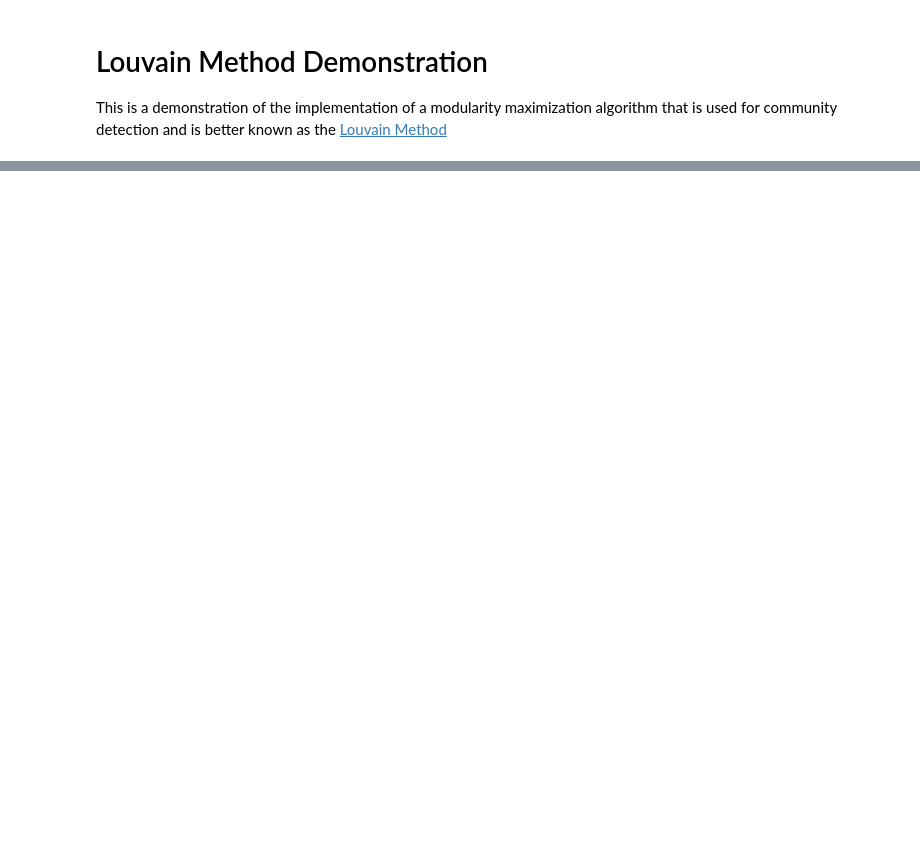
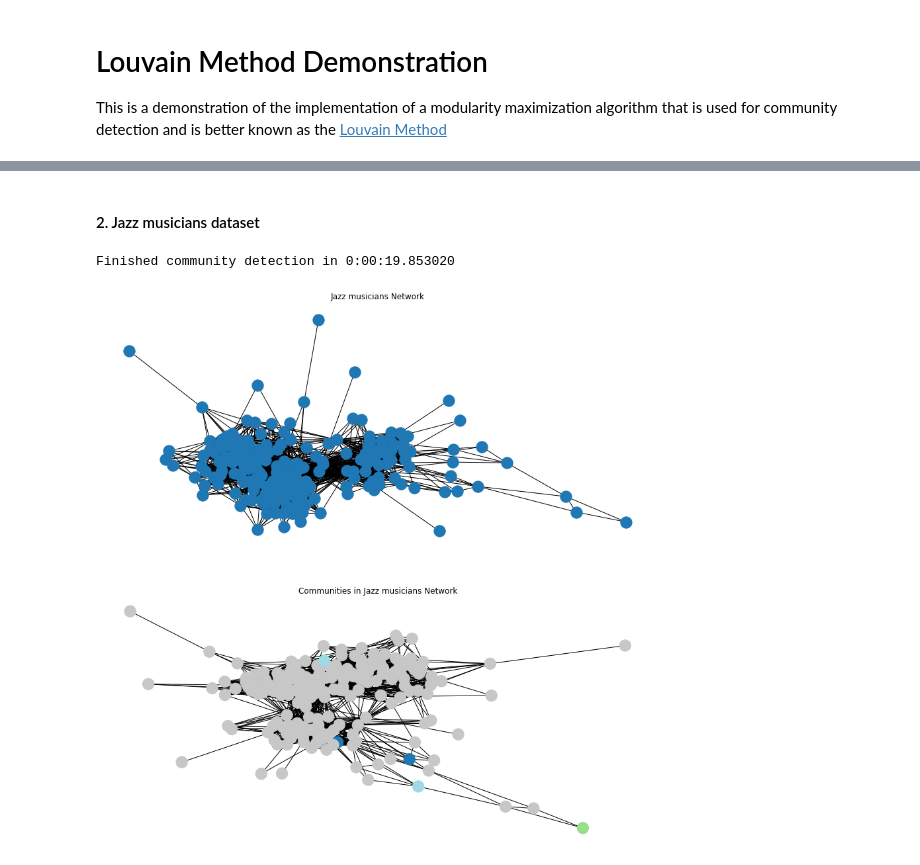
Before and after one commit to gchristodo/SNA_Project, a Jupyter notebook: louvain_demo_notebook.ipynb, the cells around one changed output, grey strips where cells are left out. Cells and saved outputs as stored; diff of their text form; code cells hidden in the pictures; blank space fills up the shorter version.

```diff
--- a/louvain_demo_notebook.ipynb
+++ b/louvain_demo_notebook.ipynb
@@ -21,0 +268,35 @@ The famous Zachary's Karate Club dataset.
+# %% [markdown]
+#### 2.  Jazz musicians dataset
+# %%
+G = jazz_g
+
+fig = plt.figure(figsize=(15, 15))
+ax1 =  fig.add_subplot(211)
+ax1.set_title('Jazz musicians Network')
+nx.draw_spring(G,
+               cmap=plt.get_cmap('tab20'))
+
+# Execute Louvain's algorithm
+start = time.time()
+communities = louvain(G.copy())
+elapsed_time = time.time()-start
+
+#Visualize final communities
+values = [communities[node] for node in G.nodes()]
+
+ax2 = fig.add_subplot(212)
+ax2.set_title('Communities in Jazz musicians Network')
+nx.draw_spring(G,
+               cmap=plt.get_cmap('tab20'),
+               node_color = values)
+plt.show()
+
+# Record results
+result_dict['dataset'].append('Jazz musicians')
+result_dict['community_no'].append(len(set(communities.values())))
+result_dict['modularity'].append(modularity(communities, G))
+result_dict['silhouette'].append(silhouette_score(communities, G)[1])
+result_dict['time'].append(elapsed_time)
+# %% [output]
+Finished community detection in 0:00:19.853020
+[figure, added]
```
Also changed, not shown: parts of 22 cells of this notebook, 1 other file.
